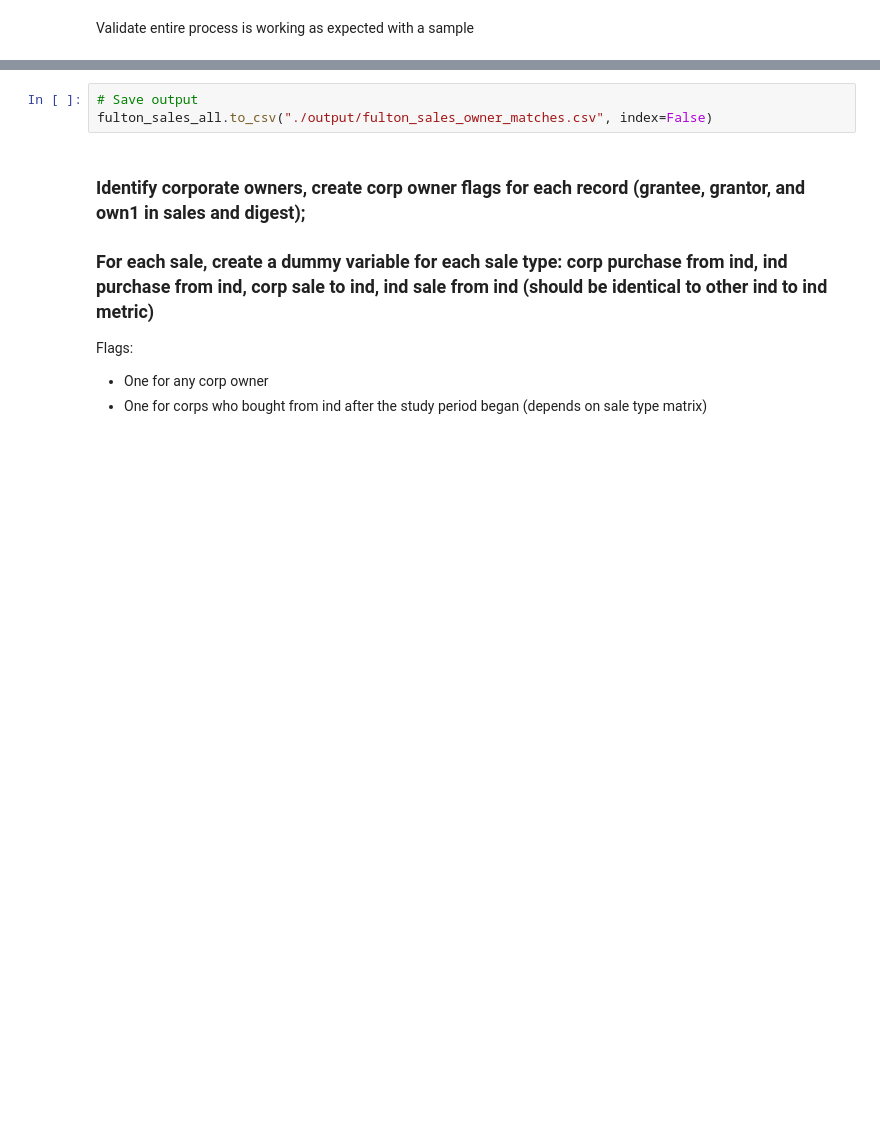
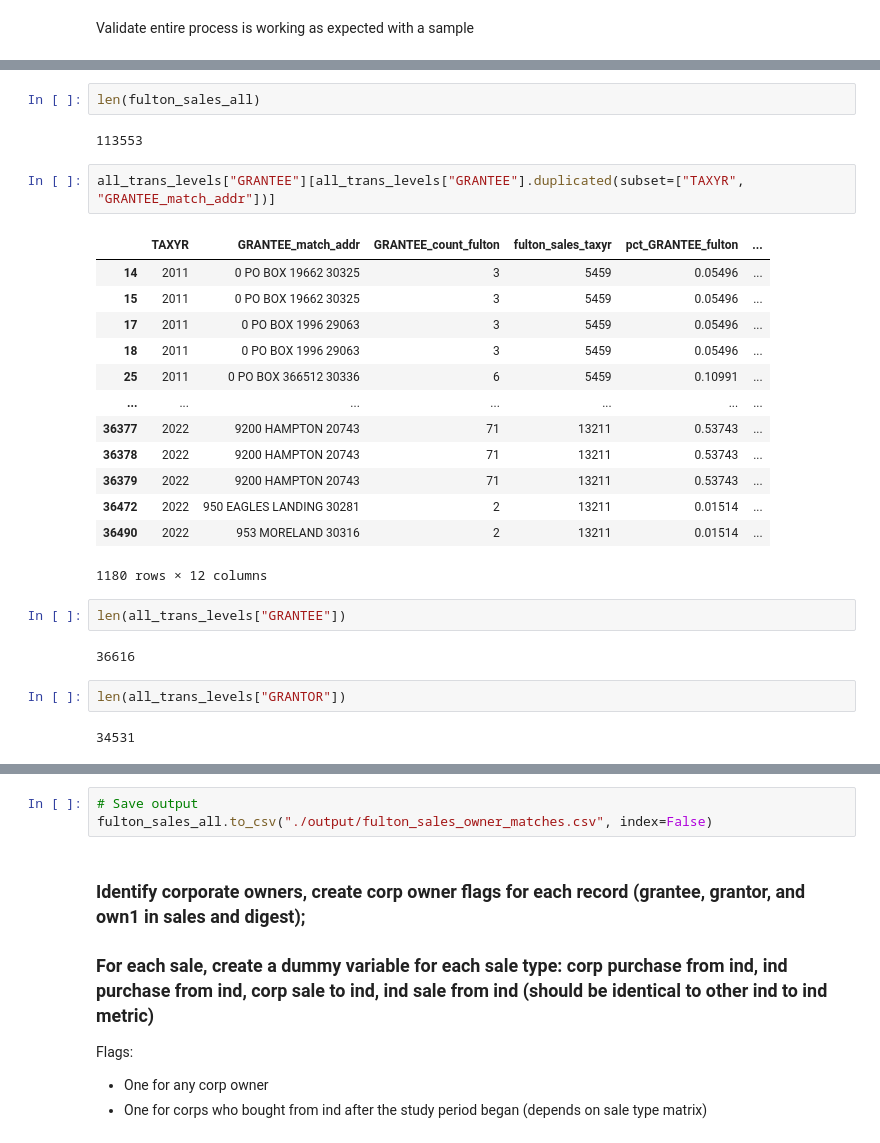
Before and after one commit to Nicholas-Polimeni/wealth-loss-sfr, a Jupyter notebook: analysis.ipynb, the cells around one changed output, grey strips where cells are left out. Saved outputs shown, nothing was run; the diff lists cells and outputs as text; blank space fills up the shorter version.

```diff
--- a/analysis.ipynb
+++ b/analysis.ipynb
@@ -956,0 +1258,28 @@ fulton_sales_all.sample(20)[
+# %%
+len(fulton_sales_all)
+# %% [output]
+113553
+# %%
+all_trans_levels["GRANTEE"][all_trans_levels["GRANTEE"].duplicated(subset=["TAXYR", "GRANTEE_match_addr"])]
+# %% [output]
+|  | TAXYR | GRANTEE_match_addr | GRANTEE_count_fulton | fulton_sales_taxyr | pct_GRANTEE_fulton | ... |
+| 14 | 2011 | 0 PO BOX 19662 30325 | 3 | 5459 | 0.05496 | ... |
+| 15 | 2011 | 0 PO BOX 19662 30325 | 3 | 5459 | 0.05496 | ... |
+| 17 | 2011 | 0 PO BOX 1996 29063 | 3 | 5459 | 0.05496 | ... |
+| 18 | 2011 | 0 PO BOX 1996 29063 | 3 | 5459 | 0.05496 | ... |
+| 25 | 2011 | 0 PO BOX 366512 30336 | 6 | 5459 | 0.10991 | ... |
+| ... | ... | ... | ... | ... | ... | ... |
+| 36377 | 2022 | 9200 HAMPTON 20743 | 71 | 13211 | 0.53743 | ... |
+| 36378 | 2022 | 9200 HAMPTON 20743 | 71 | 13211 | 0.53743 | ... |
+| 36379 | 2022 | 9200 HAMPTON 20743 | 71 | 13211 | 0.53743 | ... |
+| 36472 | 2022 | 950 EAGLES LANDING 30281 | 2 | 13211 | 0.01514 | ... |
+| 36490 | 2022 | 953 MORELAND 30316 | 2 | 13211 | 0.01514 | ... |
+1180 rows × 12 columns
+# %%
+len(all_trans_levels["GRANTEE"])
+# %% [output]
+36616
+# %%
+len(all_trans_levels["GRANTOR"])
+# %% [output]
+34531
```
Also changed, not shown: parts of 41 cells of this notebook, 1 other file.
